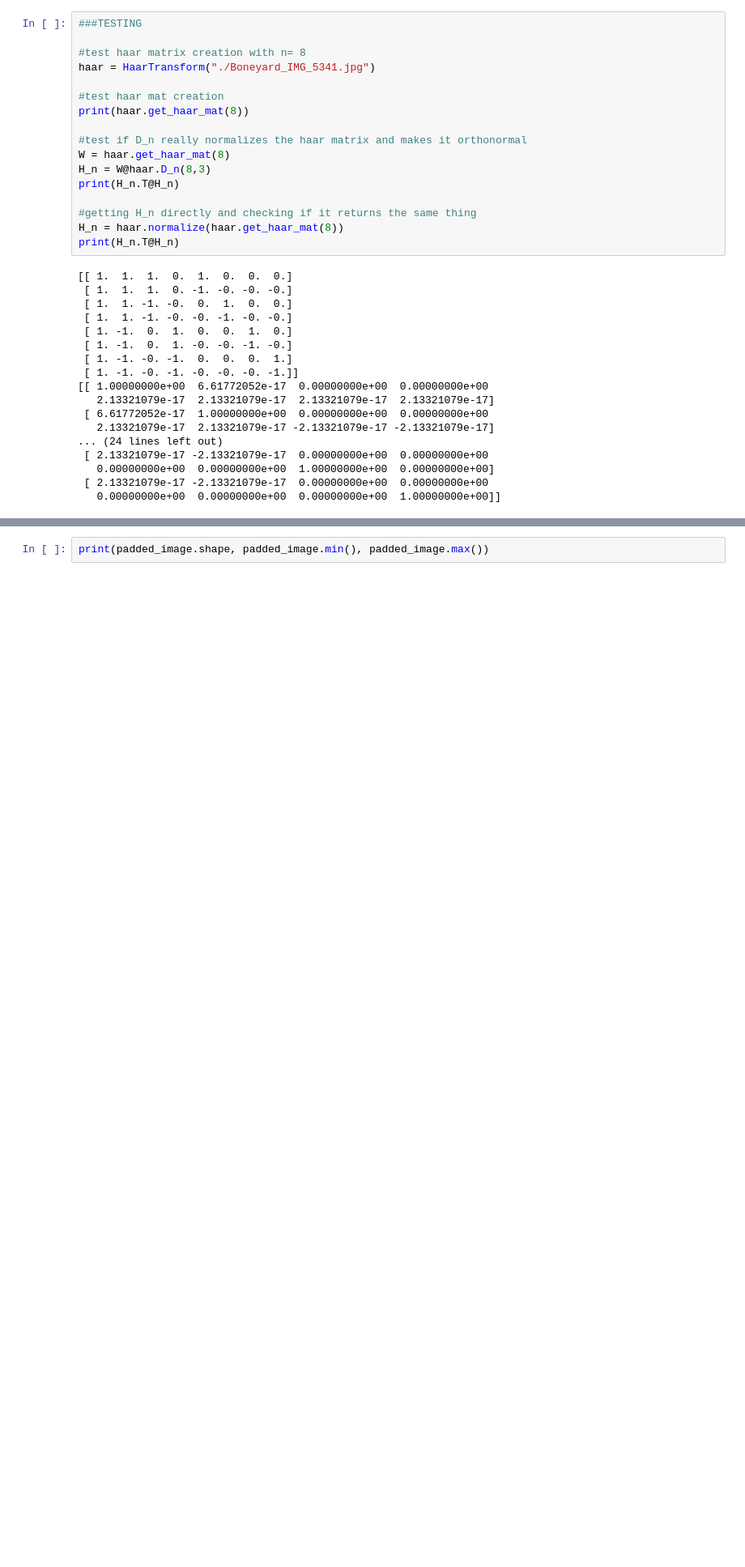
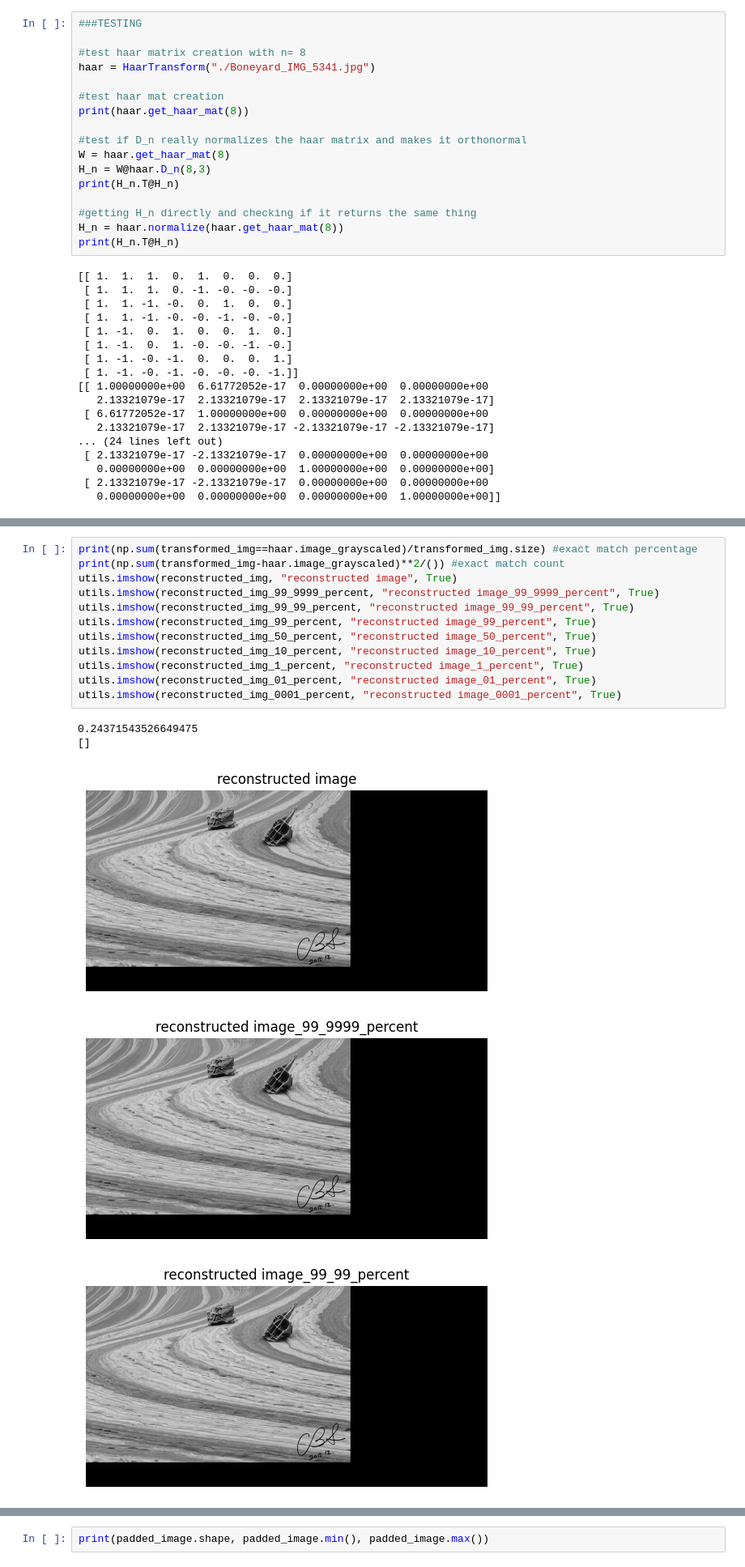
Before and after one commit to jongmindev/DFT_DWT_Implementation, a Jupyter notebook: haar/haar.ipynb, the cells around one changed output, grey strips where cells are left out. Shown at 81% size. Cells and saved outputs as stored; diff of their text form; blank space fills up the shorter version.

```diff
--- a/haar/haar.ipynb
+++ b/haar/haar.ipynb
@@ -297,0 +286,18 @@ utils.imshow(img, "Grayscaled image", True)
+# %%
+print(np.sum(transformed_img==haar.image_grayscaled)/transformed_img.size) #exact match percentage
+print(np.sum(transformed_img-haar.image_grayscaled)**2/()) #exact match count
+utils.imshow(reconstructed_img, "reconstructed image", True)
+utils.imshow(reconstructed_img_99_9999_percent, "reconstructed image_99_9999_percent", True)
+utils.imshow(reconstructed_img_99_99_percent, "reconstructed image_99_99_percent", True)
+utils.imshow(reconstructed_img_99_percent, "reconstructed image_99_percent", True)
+utils.imshow(reconstructed_img_50_percent, "reconstructed image_50_percent", True)
+utils.imshow(reconstructed_img_10_percent, "reconstructed image_10_percent", True)
+utils.imshow(reconstructed_img_1_percent, "reconstructed image_1_percent", True)
+utils.imshow(reconstructed_img_01_percent, "reconstructed image_01_percent", True)
+utils.imshow(reconstructed_img_0001_percent, "reconstructed image_0001_percent", True)
+# %% [output]
+0.24371543526649475
+[]
+[figure, added]
+[figure, added]
+[figure, added]
```
Also changed, not shown: parts of 34 cells of this notebook.
